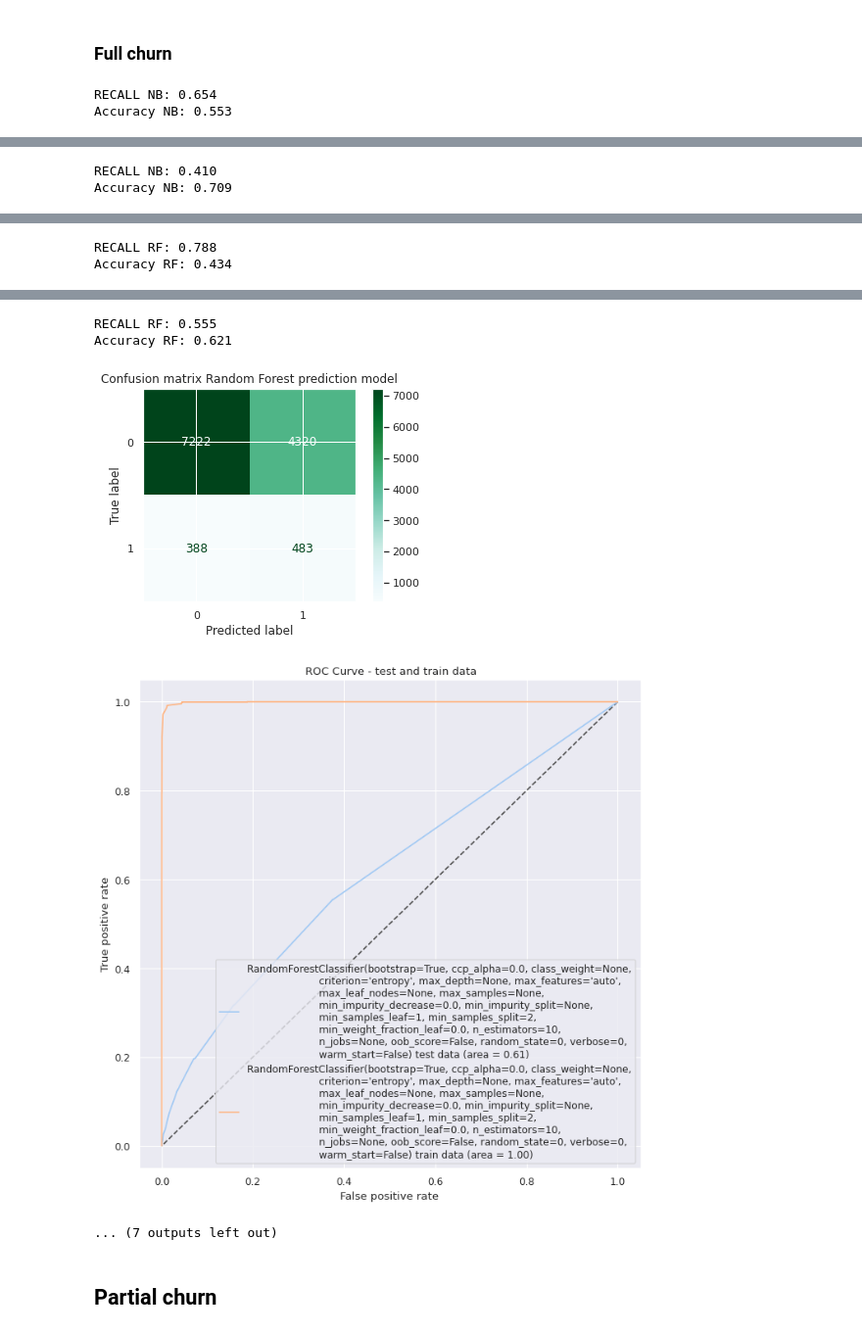
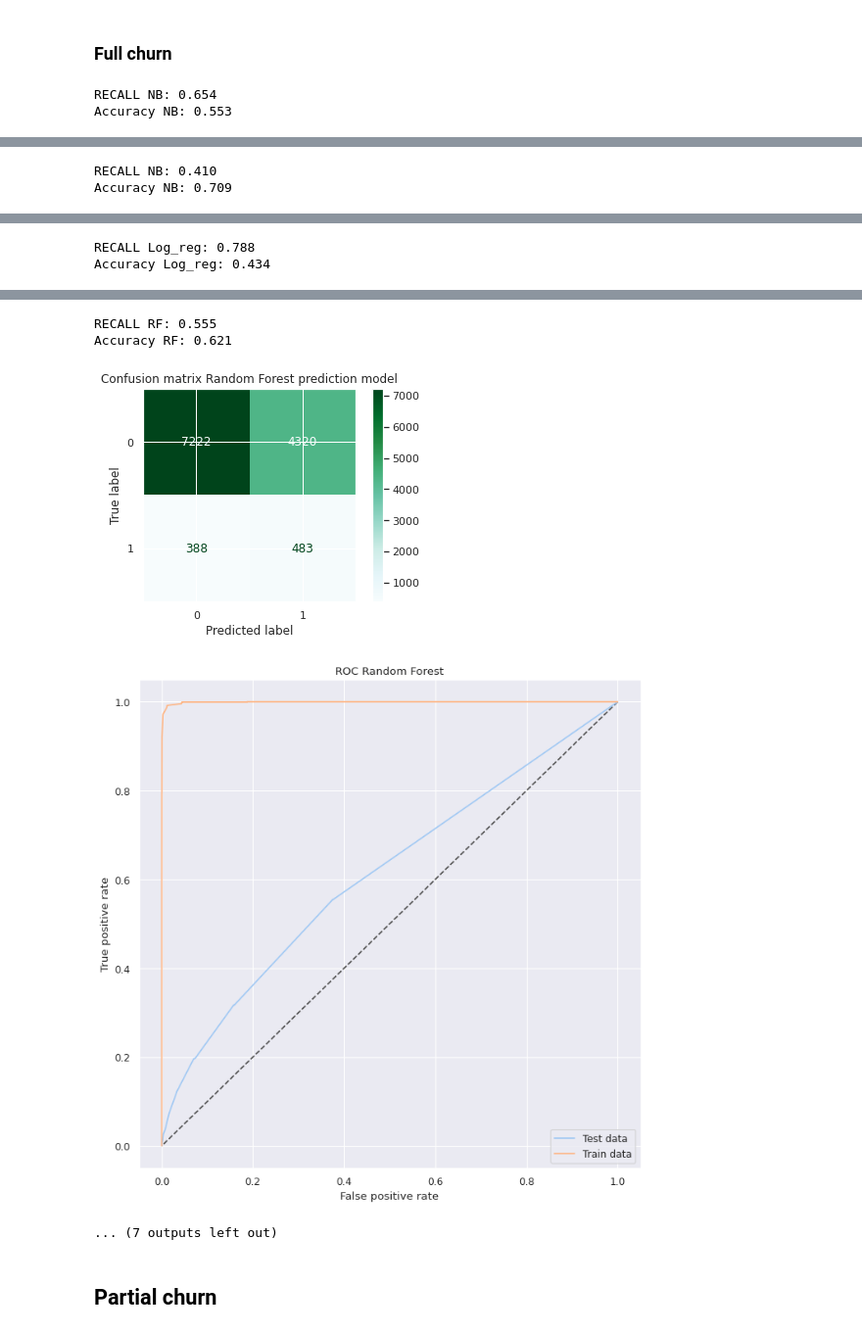
Before and after one commit to sondreid/BAN427, a Jupyter notebook: Copy_of_ban427_google.ipynb, the cells around one changed output, grey strips where cells are left out. Shown at 98% size. Drawn from its saved outputs; the diff is of its cells as text; code cells hidden in the pictures.

```diff
--- a/Copy_of_ban427_google.ipynb
+++ b/Copy_of_ban427_google.ipynb
@@ -310,7 +310,7 @@ def variable_importance(model):
     pyplot.show()
 
 
-def roc(ytrain, x_train, ytest, x_test, model):
+def roc(ytrain, x_train, ytest, x_test, model, title):
     """
     Function that draws a ROC curve based o
     Parameters:
@@ -332,13 +332,14 @@ def roc(ytrain, x_train, ytest, x_test, model):
     plt.figure(num = None, figsize = (10,10), dpi = 80)
     plt.plot((1,0), (1,0), ls = "--", c = ".3")
     plt.xlabel('False positive rate')
-    plt.plot(fpr, tpr, label = '{} test data (area = {:.2f})'.format(model, auc))
-    plt.plot(fpr1, tpr1, label = '{} train data (area = {:.2f})'.format(model, auc1))
+    plt.plot(fpr, tpr, label = 'Test data')
+    plt.plot(fpr1, tpr1, label = 'Train data')
     plt.ylabel('True positive rate')
+    plt.title(title)
     plt.legend()
-    plt.title(' ROC Curve - test and train data')
     plt.show()
     return plt
+
 
 
 
@@ -644,22 +647,22 @@ ypred_nb_fc = (nb_fc.predict_proba(xtest_fc)[:,1]  >= 0.05).astype(bool)
 print('RECALL NB: %.3f' % recall_score(ytest_fc, ypred_nb_fc))
 print('Accuracy NB: %.3f' % accuracy_score(ytest_fc, ypred_nb_fc))
 clear_conf_matrix(ytest_fc, ypred_nb_fc, 'Confusion matrix Naive Bayes prediction model')
-roc(ytrain_fc, xtrain_fc, ytest_fc, xtest_fc, nb_fc)
+roc(ytrain_fc, xtrain_fc, ytest_fc, xtest_fc, nb_fc, 'ROC Naive Bayes')
 
 
 ## KNN
 ypred_knn_fc = (knn_fc.predict_proba(xtest_fc)[:,1]  >= 0.01).astype(bool)
-print('RECALL NB: %.3f' % recall_score(ytest_fc, ypred_knn_fc))
-print('Accuracy NB: %.3f' % accuracy_score(ytest_fc, ypred_knn_fc))
+print('RECALL KNN: %.3f' % recall_score(ytest_fc, ypred_knn_fc))
+print('Accuracy KNN: %.3f' % accuracy_score(ytest_fc, ypred_knn_fc))
 clear_conf_matrix(ytest_fc, ypred_knn_fc, 'Confusion matrix K-nearest neighbors prediction model')
-roc(ytrain_fc, xtrain_fc, ytest_fc, xtest_fc, knn_fc)
+roc(ytrain_fc, xtrain_fc, ytest_fc, xtest_fc, knn_fc, 'ROC KNN')
 
 ## Logistic regression
 yprob_logreg_fc = (logreg_fc.predict_proba(xtest_fc)[:,1]  >= 0.05).astype(bool)
-print('RECALL RF: %.3f' % recall_score(ytest_fc, yprob_logreg_fc))
-print('Accuracy RF: %.3f' % accuracy_score(ytest_fc, yprob_logreg_fc))
+print('RECALL Log_reg: %.3f' % recall_score(ytest_fc, yprob_logreg_fc))
+print('Accuracy Log_reg: %.3f' % accuracy_score(ytest_fc, yprob_logreg_fc))
 clear_conf_matrix(ytest_fc, yprob_logreg_fc, 'Confusion matrix Logistic regression prediction model')
-roc(ytrain_fc, xtrain_fc, ytest_fc, xtest_fc, logreg_fc)
+roc(ytrain_fc, xtrain_fc, ytest_fc, xtest_fc, logreg_fc, 'ROC Logistic Regression')
 
 ### Random forest
 
@@ -667,7 +670,7 @@ ypred_rfc_fc = (rfc_fc.predict_proba(xtest_fc)[:,1] > 0.05).astype(bool)
 print('RECALL RF: %.3f' % recall_score(ytest_fc, ypred_rfc_fc))
 print('Accuracy RF: %.3f' % accuracy_score(ytest_fc, ypred_rfc_fc))
 clear_conf_matrix(ytest_fc, ypred_rfc_fc, 'Confusion matrix Random Forest prediction model')
-roc(ytrain_fc, xtrain_fc, ytest_fc, xtest_fc, rfc_fc)
+roc(ytrain_fc, xtrain_fc, ytest_fc, xtest_fc, rfc_fc, 'ROC Random Forest')
 
 ### LDA
 
@@ -675,7 +678,7 @@ ypred_lda_fc = (lda_fc.predict_proba(xtest_fc)[:,1]  >= 0.087912).astype(bool)
 print('RECALL LDA: %.3f' % recall_score(ytest_fc, ypred_lda_fc))
 print('Accuracy LDA: %.3f' % accuracy_score(ytest_fc, ypred_lda_fc))
 clear_conf_matrix(ytest_fc, ypred_lda_fc, 'Confusion matrix Linear Discriminat Analysis prediction model')
-roc(ytrain_fc, xtrain_fc, ytest_fc, xtest_fc, lda_fc)
+roc(ytrain_fc, xtrain_fc, ytest_fc, xtest_fc, lda_fc, 'ROC LDA')
 
 
 #### GBM
@@ -683,7 +686,7 @@ ypred_gbm_fc = (gbm_fc.predict_proba(xtest_fc)[:,1]  >= 0.05).astype(bool)
 print('RECALL GBM: %.3f' % recall_score(ytest_fc, ypred_gbm_fc))
 print('Accuracy GBM: %.3f' % accuracy_score(ytest_fc, ypred_gbm_fc))
 clear_conf_matrix(ytest_fc, ypred_gbm_fc, 'Confusion matrix Gradient Boosting Machine prediction model')
-roc(ytrain_fc, xtrain_fc, ytest_fc, xtest_fc, gbm_fc)
+roc(ytrain_fc, xtrain_fc, ytest_fc, xtest_fc, gbm_fc, 'ROC GBM')
 # %% [output]
 RECALL NB: 0.654
 Accuracy NB: 0.553
@@ -696,3 +699,3 @@ Accuracy NB: 0.709
-RECALL RF: 0.788
-Accuracy RF: 0.434
+RECALL Log_reg: 0.788
+Accuracy Log_reg: 0.434
 [figure]
@@ -700,7 +703,7 @@ Accuracy RF: 0.434
 RECALL RF: 0.555
 Accuracy RF: 0.621
 [figure]
-[figure, old version]
+[figure, new version]
 ... (7 outputs left out)
 # %% [markdown]
 ## Partial churn
```
Also changed, not shown: parts of 5 cells of this notebook.
